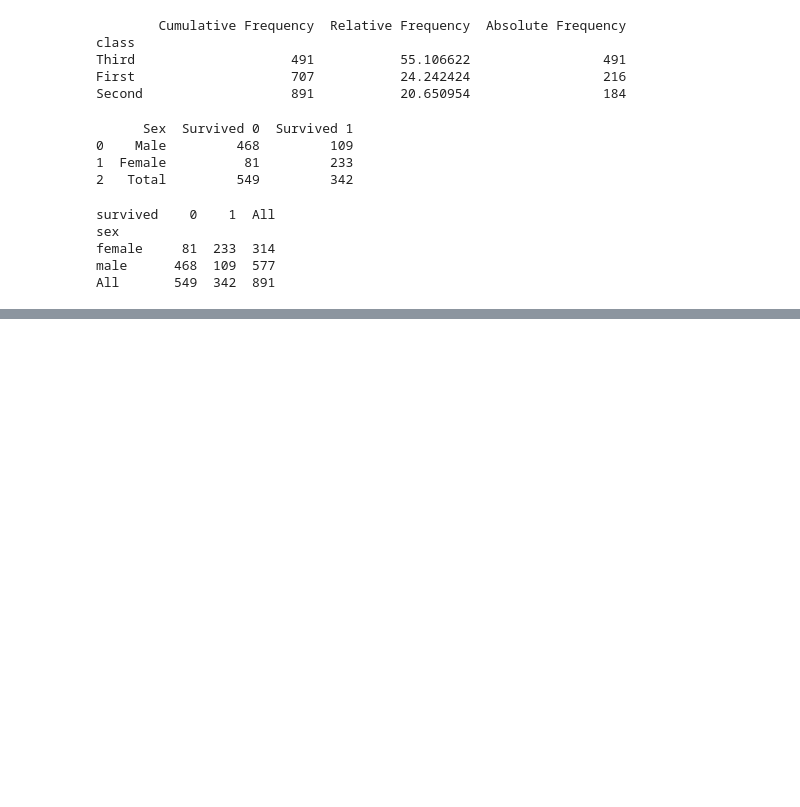
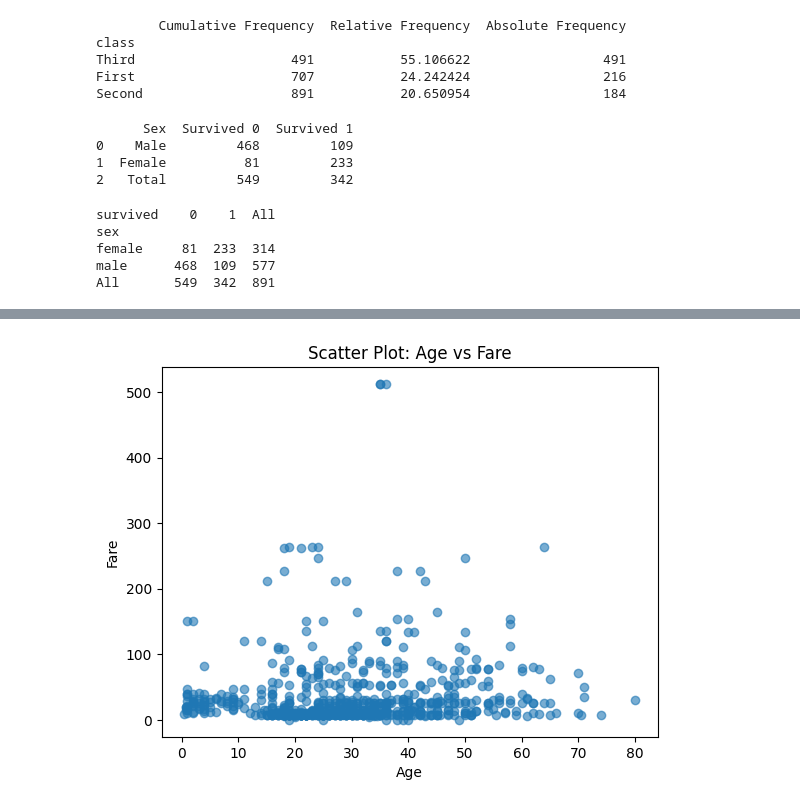
Before and after one commit to merajsiddieque/DS-LAB, a Jupyter notebook: DS_Lab1.ipynb, the cells around one changed output, grey strips where cells are left out. Cells and saved outputs as stored; diff of their text form; code cells hidden in the pictures; blank space fills up the shorter version.

```diff
--- a/DS_Lab1.ipynb
+++ b/DS_Lab1.ipynb
@@ -70,0 +118,8 @@ All       549  342  891
+# %%
+plt.scatter(df_clean['age'], df_clean['fare'], alpha=0.6)
+plt.xlabel('Age')
+plt.ylabel('Fare')
+plt.title('Scatter Plot: Age vs Fare')
+plt.show()
+# %% [output]
+[figure, added]
```
Also changed, not shown: parts of 8 cells of this notebook.
